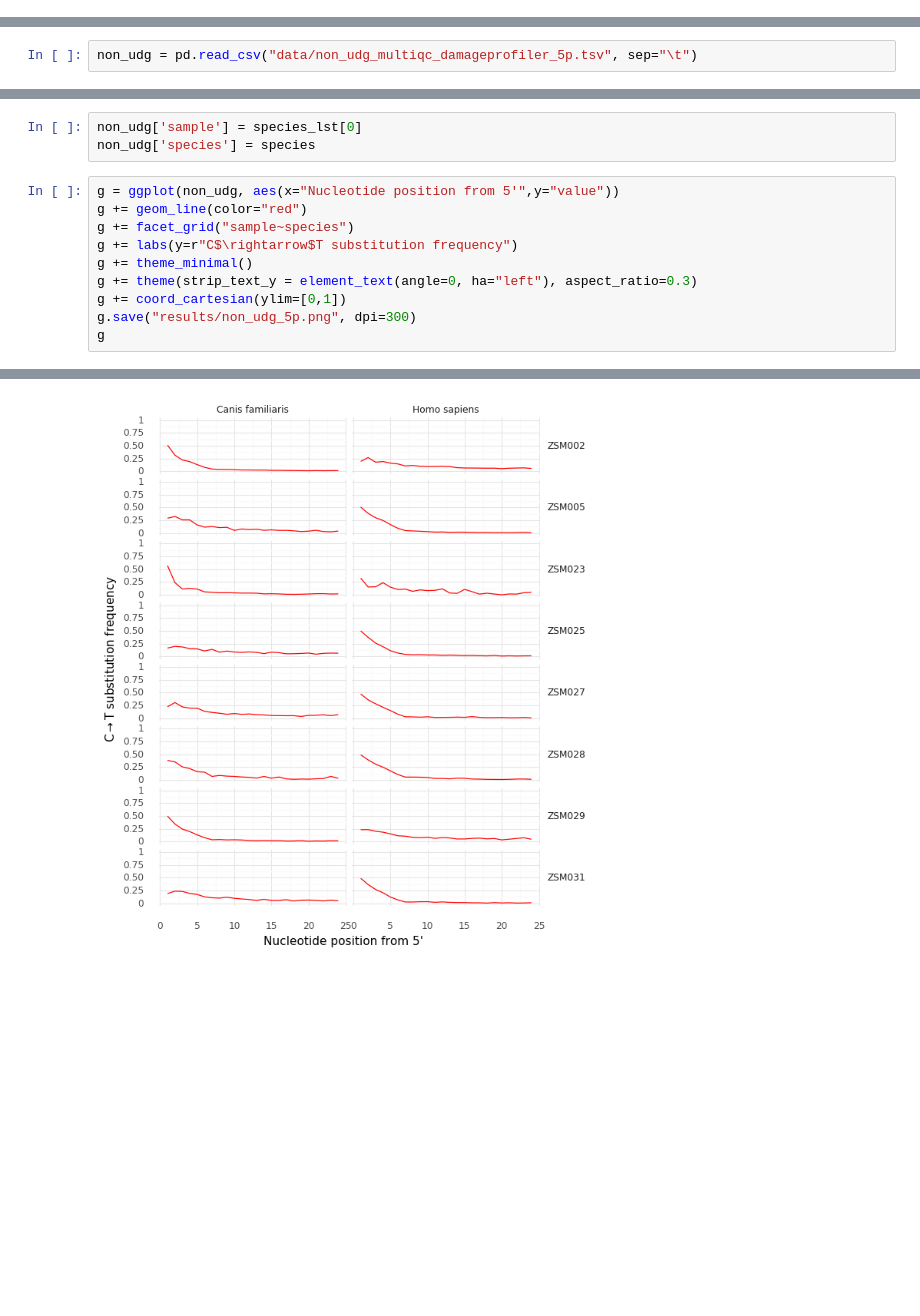
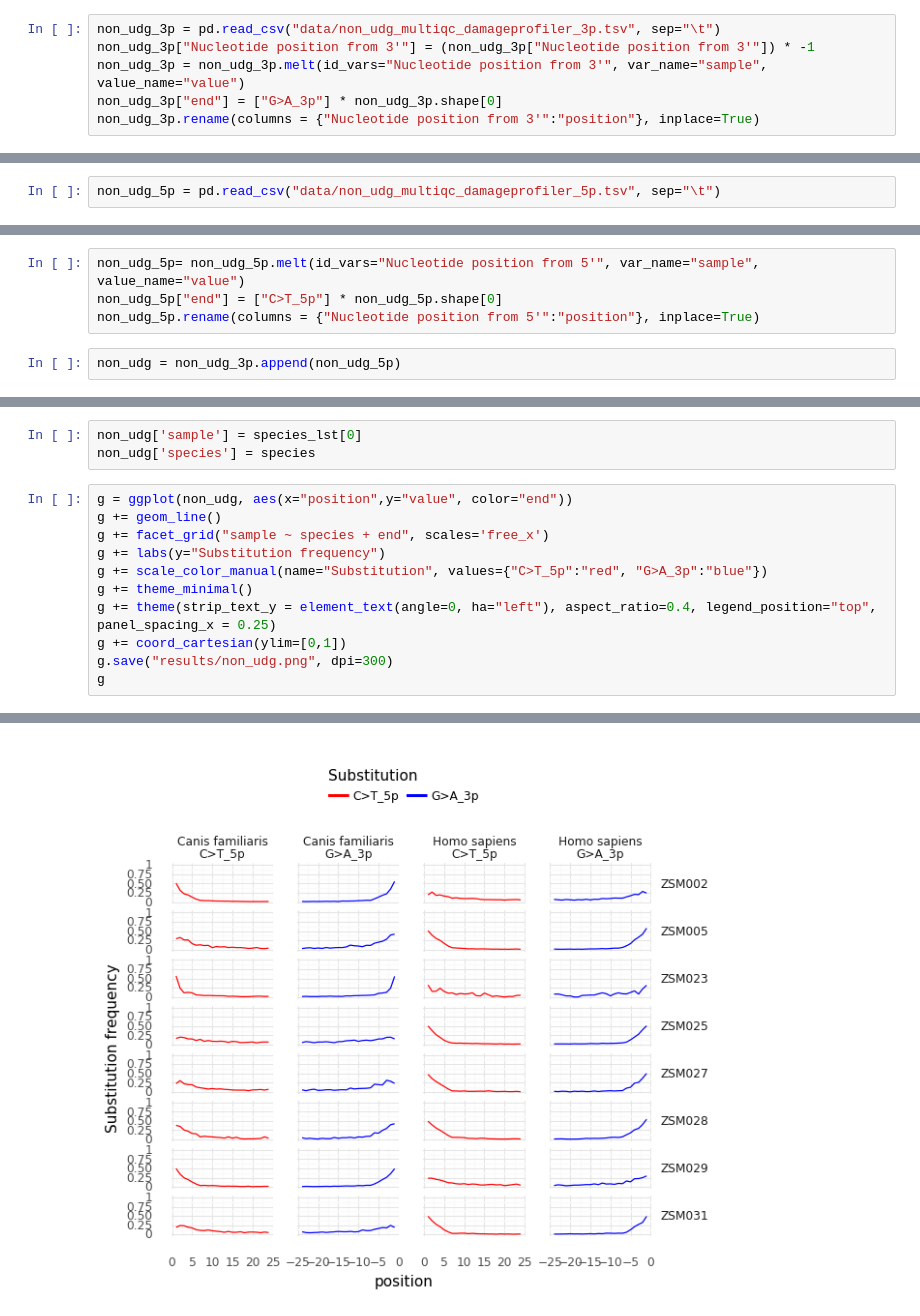
Before and after one commit to maxibor/coproid-article, a Jupyter notebook: figures/figureS1/DamagePlots.ipynb, the cells around one changed output, grey strips where cells are left out. Saved outputs shown, nothing was run; the diff lists cells and outputs as text; blank space fills up the shorter version.

```diff
--- a/figures/figureS1/DamagePlots.ipynb
+++ b/figures/figureS1/DamagePlots.ipynb
@@ -42,0 +66,6 @@ The frameon kwarg was deprecated in Matplotlib 3.1 and will be removed in 3.3. U
+# %%
+non_udg_3p = pd.read_csv("data/non_udg_multiqc_damageprofiler_3p.tsv", sep="\t")
+non_udg_3p["Nucleotide position from 3'"] = (non_udg_3p["Nucleotide position from 3'"]) * -1
+non_udg_3p = non_udg_3p.melt(id_vars="Nucleotide position from 3'", var_name="sample", value_name="value")
+non_udg_3p["end"] = ["G>A_3p"] * non_udg_3p.shape[0]
+non_udg_3p.rename(columns = {"Nucleotide position from 3'":"position"}, inplace=True)
@@ -43,2 +74,2 @@ The frameon kwarg was deprecated in Matplotlib 3.1 and will be removed in 3.3. U
 # %%
-non_udg = pd.read_csv("data/non_udg_multiqc_damageprofiler_5p.tsv", sep="\t")
+non_udg_5p = pd.read_csv("data/non_udg_multiqc_damageprofiler_5p.tsv", sep="\t")
@@ -56,3 +76,9 @@ non_udg = non_udg.melt(id_vars="Nucleotide position from 5'", var_name="sample")
+# %%
+non_udg_5p= non_udg_5p.melt(id_vars="Nucleotide position from 5'", var_name="sample", value_name="value")
+non_udg_5p["end"] = ["C>T_5p"] * non_udg_5p.shape[0]
+non_udg_5p.rename(columns = {"Nucleotide position from 5'":"position"}, inplace=True)
+# %%
+non_udg = non_udg_3p.append(non_udg_5p)
 # %%
 species_lst = non_udg['sample'].str.rsplit("_",n=2, expand=True)
 species = species_lst[1].str.cat(species_lst[2], sep=" ")
@@ -60,16 +86,17 @@ species = species_lst[1].str.cat(species_lst[2], sep=" ")
 non_udg['sample'] = species_lst[0]
 non_udg['species'] = species
 # %%
-g = ggplot(non_udg, aes(x="Nucleotide position from 5'",y="value"))
-g += geom_line(color="red")
-g += facet_grid("sample~species")
-g += labs(y=r"C$\rightarrow$T substitution frequency")
+g = ggplot(non_udg, aes(x="position",y="value", color="end"))
+g += geom_line()
+g += facet_grid("sample ~ species + end", scales='free_x')
+g += labs(y="Substitution frequency")
+g += scale_color_manual(name="Substitution", values={"C>T_5p":"red", "G>A_3p":"blue"})
 g += theme_minimal()
-g += theme(strip_text_y = element_text(angle=0, ha="left"), aspect_ratio=0.3)
+g += theme(strip_text_y = element_text(angle=0, ha="left"), aspect_ratio=0.4, legend_position="top", panel_spacing_x = 0.25)
 g += coord_cartesian(ylim=[0,1])
-g.save("results/non_udg_5p.png", dpi=300)
+g.save("results/non_udg.png", dpi=300)
 g
 # %% [output]
 The frameon kwarg was deprecated in Matplotlib 3.1 and will be removed in 3.3. Use facecolor instead.
   fig.savefig(filename, **fig_kwargs)
-[figure, old version]
+[figure, new version]
```
Also changed, not shown: parts of 19 cells of this notebook, 5 other files.
